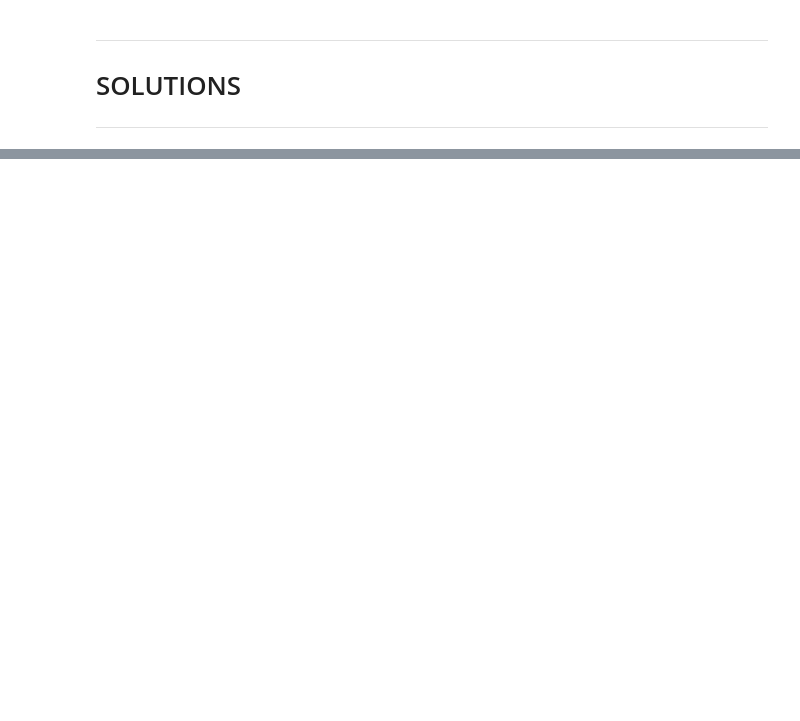
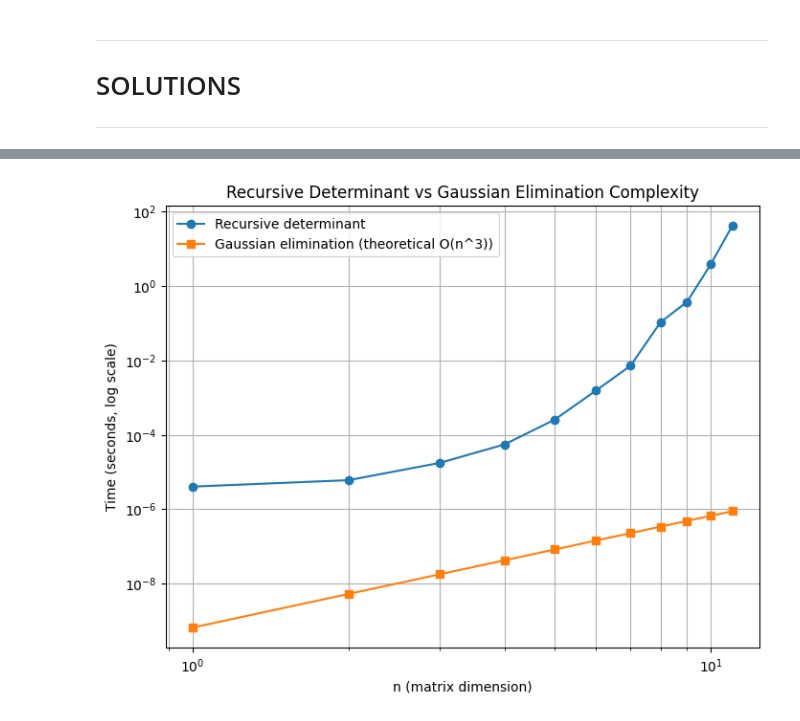
Before and after one commit to lgreco/comp-271-f25-live-coding, a Jupyter notebook: AssignmentSolutions/Week12_SOLUTIONS_matrices.ipynb, the cells around one changed output, grey strips where cells are left out. Saved outputs shown, nothing was run; the diff lists cells and outputs as text; code cells hidden in the pictures; blank space fills up the shorter version.

Commit message:
matplotlib chart

```diff
--- a/AssignmentSolutions/Week12_SOLUTIONS_matrices.ipynb
+++ b/AssignmentSolutions/Week12_SOLUTIONS_matrices.ipynb
@@ -109,22 +111,3 @@ def arr_str(array):
             array_string += f"{array[i][j]:5d}"
         array_string = array_string + "\n" if i < n - 1 else array_string + " ]"
     return array_string
-# %%
-import time
-
-
-def measure_performance(time_limit: int = 0.1) -> None:
-    """Measure performance of determinant function on increasing matrix sizes."""
-    n: int = 1
-    time_exceeded: bool = False
-    while not time_exceeded:
-        # Obtain random matrix of size n
-        A: list[list[int]] = random_matrix(n, no_zeroes=True)
-        start_time: float = time.time_ns()
-        det: float = determinant(A)
-        stop_time: float = time.time_ns()
-        duration: float = stop_time - start_time
-        with open("recursive_timing.txt", "a") as file:
-            file.write(f"{n},{duration}\n")
-        time_exceeded = duration > time_limit * 60 * 1_000_000_000
-        n += 1
@@ -145,0 +133,80 @@ measure_performance()
+# %%
+import time
+import matplotlib.pyplot as plt
+
+
+def estimated_gaussian_time(n: int, seconds_per_op: float = 1e-9) -> float:
+    """
+    Estimate time for Gaussian elimination on an n x (n+1) matrix.
+    We use the tight bound T(n) ≈ (2/3) n^3 operations.
+    """
+    ops = (2 / 3) * (n ** 3)
+    return ops * seconds_per_op
+
+
+def measure_performance(time_limit: float = 0.1) -> None:
+    """
+    Measure performance of the recursive determinant and compare it
+    with the O(n^3) Gaussian elimination bound.
+
+    time_limit: allowed time in *minutes* before stopping.
+    """
+    n = 1
+    time_exceeded = False
+
+    recursive_ns: list[int] = []
+    recursive_times: list[float] = []
+    gaussian_estimates: list[float] = []
+
+
+
+    while not time_exceeded:
+
+        # --- Build random n×n matrix ---
+        A = random_matrix(n,n, no_zeroes=True)
+
+        # --- Time recursive determinant ---
+        start = time.time_ns()
+        det = determinant(A)
+        stop = time.time_ns()
+
+        duration = (stop - start) / 1_000_000_000  # convert ns → seconds
+
+        # --- Log measured time ---
+        recursive_ns.append(n)
+        recursive_times.append(duration)
+
+        # --- Compute theoretical Gaussian elimination time ---
+        gaussian_estimates.append(estimated_gaussian_time(n))
+
+        # Optionally store data (your original behavior)
+        with open("recursive_timing.txt", "a") as f:
+            f.write(f"{n},{duration}\n")
+
+        with open("gaussian_timing.txt", "a") as f:
+            f.write(f"{n},{gaussian_estimates[-1]}\n")
+
+        # --- Check exit condition (minutes → seconds) ---
+        time_exceeded = duration > time_limit * 60
+        n += 1
+
+    # --- Produce comparison graph ---
+    plt.figure(figsize=(8, 6))
+    plt.loglog(recursive_ns, recursive_times, "o-", label="Recursive determinant")
+    plt.loglog(recursive_ns, gaussian_estimates, "s-", label="Gaussian elimination (theoretical O(n^3))")
+
+    plt.xlabel("n (matrix dimension)")
+    plt.ylabel("Time (seconds, log scale)")
+    plt.title("Recursive Determinant vs Gaussian Elimination Complexity")
+    plt.legend()
+    plt.grid(True, which="both")
+    plt.show()
+
+    plt.savefig("performance_comparison.png", dpi=200)
+    print("Plot saved to performance_comparison.png")
+
+
+if __name__ == "__main__":
+    measure_performance()
+# %% [output]
+[figure, added]
```
Also changed, not shown: parts of 5 cells of this notebook, 3 other files.
